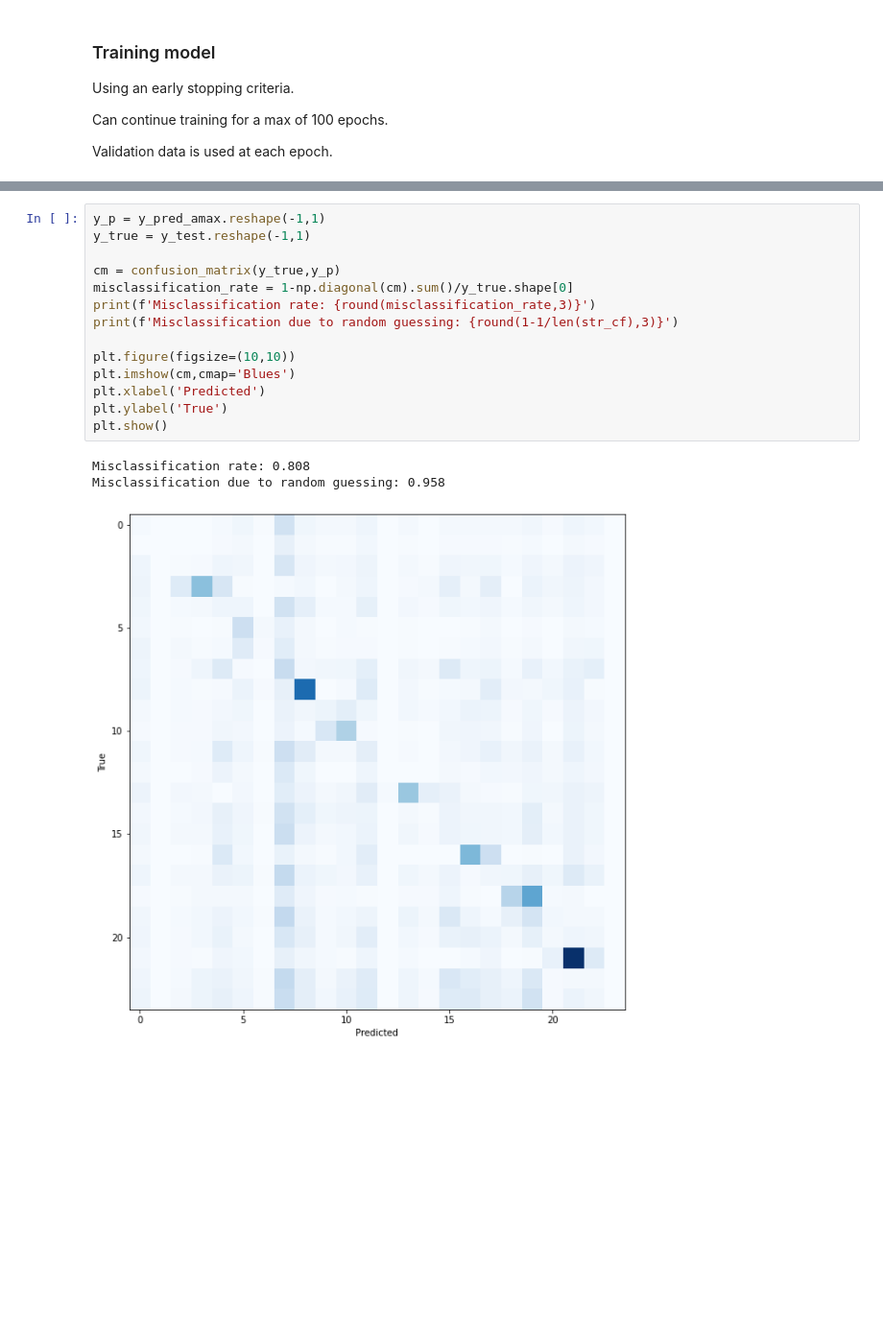
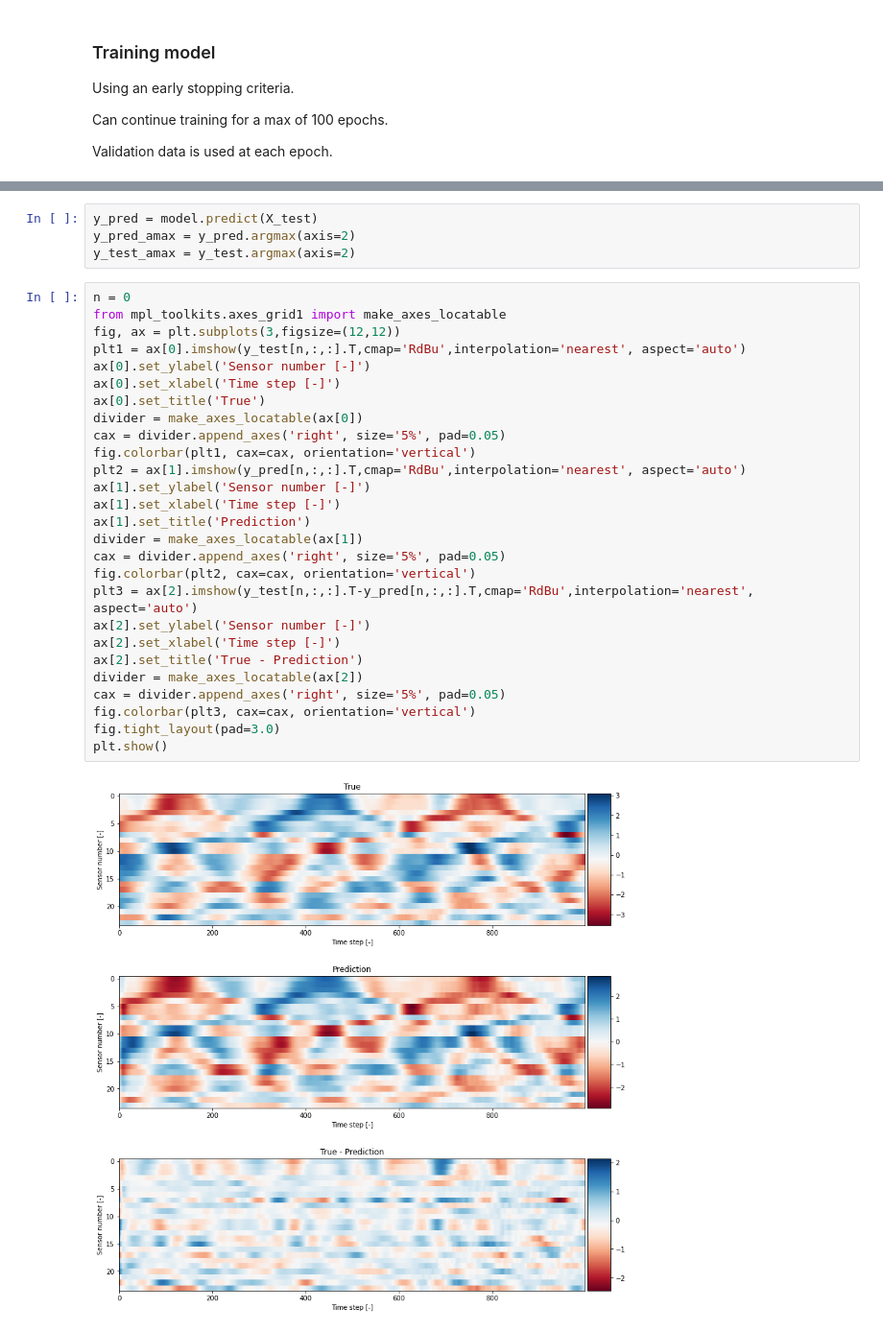
Before and after one commit to MartinLieber/VIV_prediction, a Jupyter notebook: Stress_prediction_RNN.ipynb, the cells around one changed output, grey strips where cells are left out. Shown at 96% size. Drawn from its saved outputs; the diff is of its cells as text; blank space fills up the shorter version.

```diff
--- a/Stress_prediction_RNN.ipynb
+++ b/Stress_prediction_RNN.ipynb
@@ -245,18 +238,33 @@ plt.show()
-# %%
-y_p = y_pred_amax.reshape(-1,1)
-y_true = y_test.reshape(-1,1)
-
-cm = confusion_matrix(y_true,y_p)
-misclassification_rate = 1-np.diagonal(cm).sum()/y_true.shape[0]
-print(f'Misclassification rate: {round(misclassification_rate,3)}')
-print(f'Misclassification due to random guessing: {round(1-1/len(str_cf),3)}')
-
-plt.figure(figsize=(10,10))
-plt.imshow(cm,cmap='Blues')
-plt.xlabel('Predicted')
-plt.ylabel('True')
-plt.show()
-# %% [output]
-Misclassification rate: 0.808
-Misclassification due to random guessing: 0.958
-[figure, removed]
+# %%
+y_pred = model.predict(X_test)
+y_pred_amax = y_pred.argmax(axis=2)
+y_test_amax = y_test.argmax(axis=2)
+# %%
+n = 0
+from mpl_toolkits.axes_grid1 import make_axes_locatable
+fig, ax = plt.subplots(3,figsize=(12,12))
+plt1 = ax[0].imshow(y_test[n,:,:].T,cmap='RdBu',interpolation='nearest', aspect='auto')
+ax[0].set_ylabel('Sensor number [-]')
+ax[0].set_xlabel('Time step [-]')
+ax[0].set_title('True')
+divider = make_axes_locatable(ax[0])
+cax = divider.append_axes('right', size='5%', pad=0.05)
+fig.colorbar(plt1, cax=cax, orientation='vertical')
+plt2 = ax[1].imshow(y_pred[n,:,:].T,cmap='RdBu',interpolation='nearest', aspect='auto')
+ax[1].set_ylabel('Sensor number [-]')
+ax[1].set_xlabel('Time step [-]')
+ax[1].set_title('Prediction')
+divider = make_axes_locatable(ax[1])
+cax = divider.append_axes('right', size='5%', pad=0.05)
+fig.colorbar(plt2, cax=cax, orientation='vertical')
+plt3 = ax[2].imshow(y_test[n,:,:].T-y_pred[n,:,:].T,cmap='RdBu',interpolation='nearest', aspect='auto')
+ax[2].set_ylabel('Sensor number [-]')
+ax[2].set_xlabel('Time step [-]')
+ax[2].set_title('True - Prediction')
+divider = make_axes_locatable(ax[2])
+cax = divider.append_axes('right', size='5%', pad=0.05)
+fig.colorbar(plt3, cax=cax, orientation='vertical')
+fig.tight_layout(pad=3.0)
+plt.show()
+# %% [output]
+[figure, added]
```
Also changed, not shown: parts of 11 cells of this notebook.
